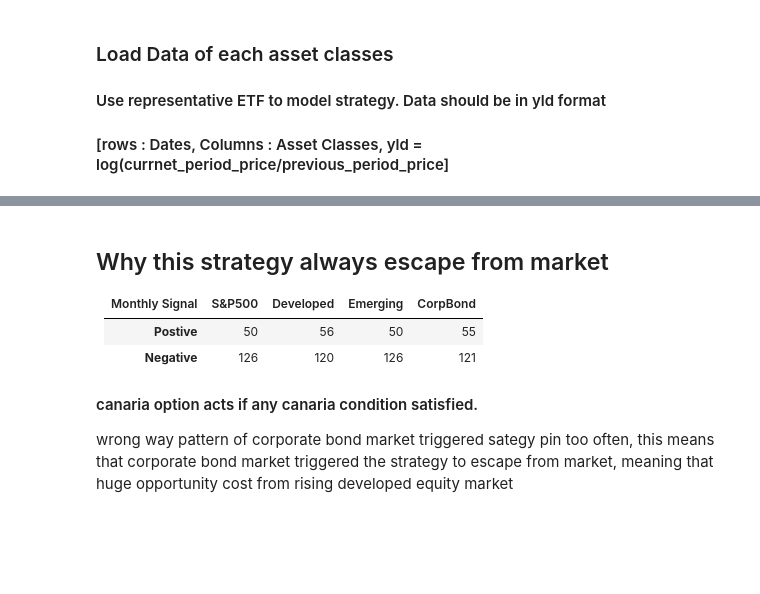
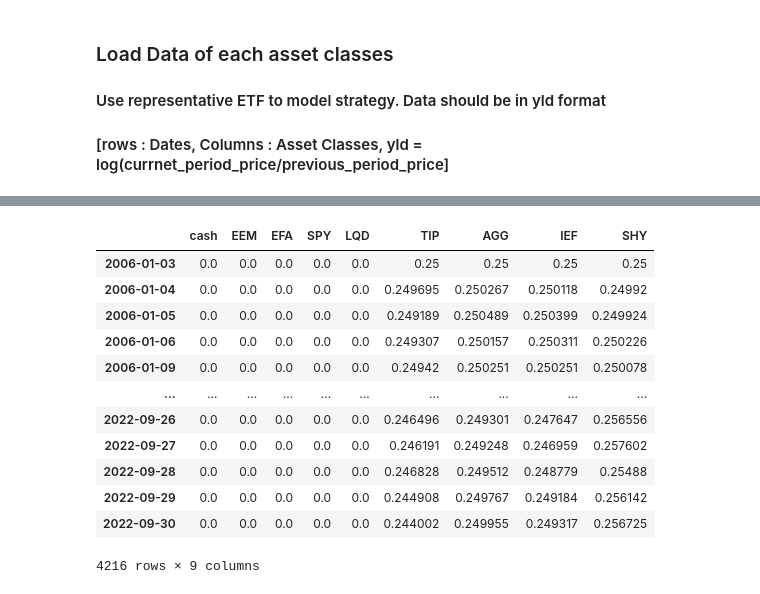
Before and after one commit to QuhiQuhihi/project_Asset_Allocation, a Jupyter notebook: 06_vigilant_asset_allocation_with_momentum.ipynb, the cells around one changed output, grey strips where cells are left out. Cells and saved outputs as stored; diff of their text form; code cells hidden in the pictures; blank space fills up the shorter version.

```diff
--- a/06_vigilant_asset_allocation_with_momentum.ipynb
+++ b/06_vigilant_asset_allocation_with_momentum.ipynb
@@ -334,12 +359,21 @@ print("corp bond market : " ,snp_bnd_same_direction/len(canaria))
-# %% [markdown]
-## Why this strategy always escape from market
-
-|Monthly Signal|S&P500|Developed|Emerging|CorpBond|
-|---|---|---|---|---|
-|**Postive**|50|56|50|55|
-|**Negative**|126|120|126|121|
-
-#### canaria option acts if any canaria condition satisfied.
-wrong way pattern of corporate bond market triggered sategy pin too often,
-this means that corporate bond market triggered the strategy to escape from market,
-meaning that huge opportunity cost from rising developed equity market
+# %%
+historical_portfolio = engine.asset_df
+weight_historical_portfolio = pd.DataFrame(index=historical_portfolio.index, columns=historical_portfolio.columns)
+for date in historical_portfolio.index:
+    for ticker in historical_portfolio.columns:
+        weight_historical_portfolio.loc[date,ticker] = historical_portfolio.loc[date,ticker]/historical_portfolio.loc[date].sum(axis=0)
+weight_historical_portfolio
+# %% [output]
+|  | cash | EEM | EFA | SPY | LQD | TIP | AGG | IEF | SHY |
+| 2006-01-03 | 0.0 | 0.0 | 0.0 | 0.0 | 0.0 | 0.25 | 0.25 | 0.25 | 0.25 |
+| 2006-01-04 | 0.0 | 0.0 | 0.0 | 0.0 | 0.0 | 0.249695 | 0.250267 | 0.250118 | 0.24992 |
+| 2006-01-05 | 0.0 | 0.0 | 0.0 | 0.0 | 0.0 | 0.249189 | 0.250489 | 0.250399 | 0.249924 |
+| 2006-01-06 | 0.0 | 0.0 | 0.0 | 0.0 | 0.0 | 0.249307 | 0.250157 | 0.250311 | 0.250226 |
+| 2006-01-09 | 0.0 | 0.0 | 0.0 | 0.0 | 0.0 | 0.24942 | 0.250251 | 0.250251 | 0.250078 |
+| ... | ... | ... | ... | ... | ... | ... | ... | ... | ... |
+| 2022-09-26 | 0.0 | 0.0 | 0.0 | 0.0 | 0.0 | 0.246496 | 0.249301 | 0.247647 | 0.256556 |
+| 2022-09-27 | 0.0 | 0.0 | 0.0 | 0.0 | 0.0 | 0.246191 | 0.249248 | 0.246959 | 0.257602 |
+| 2022-09-28 | 0.0 | 0.0 | 0.0 | 0.0 | 0.0 | 0.246828 | 0.249512 | 0.248779 | 0.25488 |
+| 2022-09-29 | 0.0 | 0.0 | 0.0 | 0.0 | 0.0 | 0.244908 | 0.249767 | 0.249184 | 0.256142 |
+| 2022-09-30 | 0.0 | 0.0 | 0.0 | 0.0 | 0.0 | 0.244002 | 0.249955 | 0.249317 | 0.256725 |
+4216 rows × 9 columns
```
Also changed, not shown: parts of 27 cells of this notebook.
